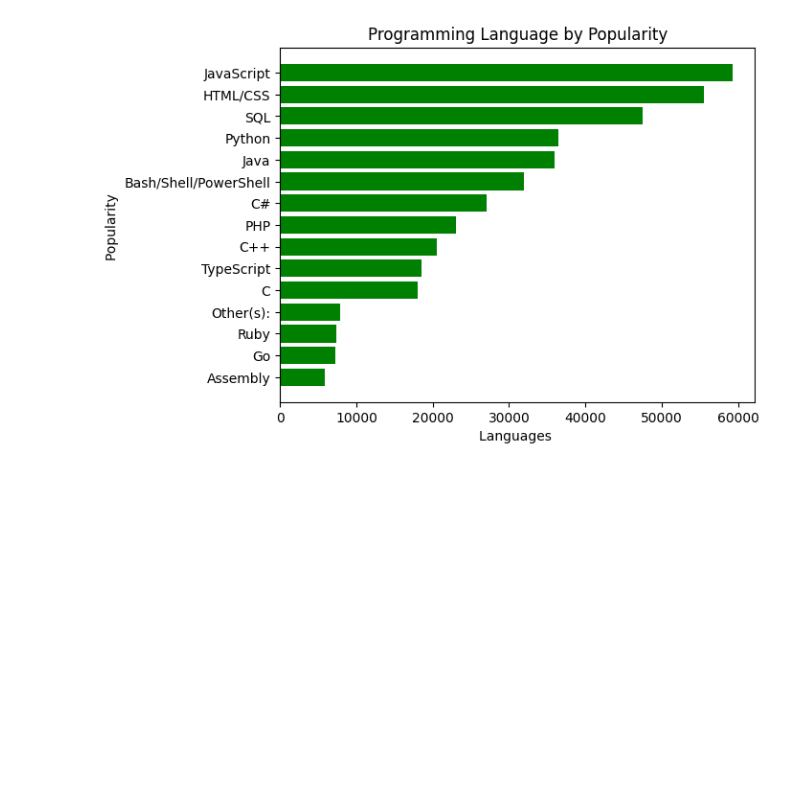
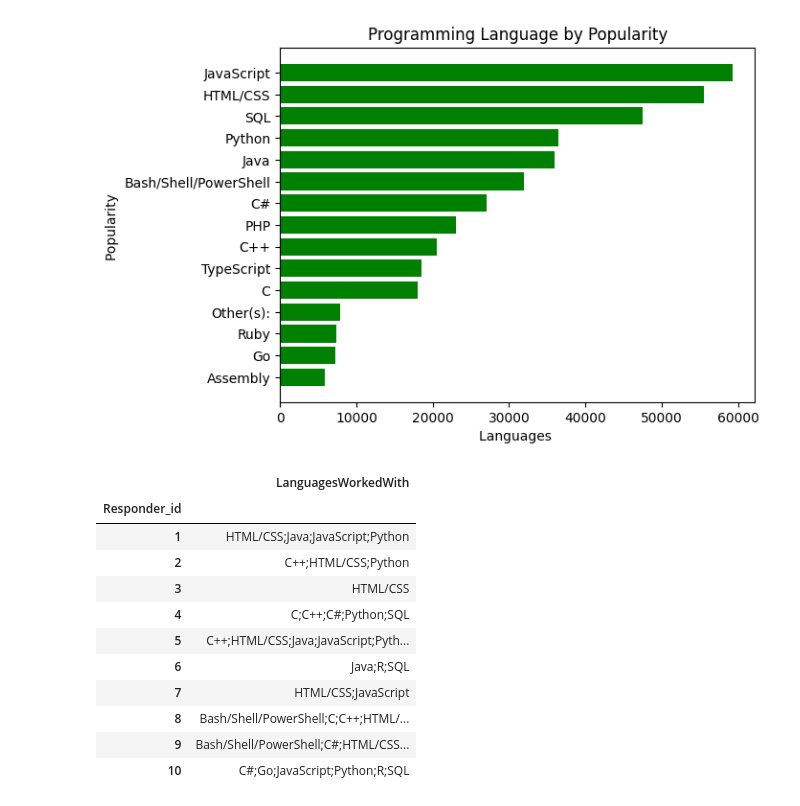
Before and after one commit to sangaryousmane/road_to_datascience, a Jupyter notebook: python-basics/ds-from-scratch/work_from_files/get_csvs.ipynb, the cells around one changed output. Saved outputs shown, nothing was run; the diff lists cells and outputs as text; code cells hidden in the pictures; blank space fills up the shorter version.

```diff
--- a/python-basics/ds-from-scratch/work_from_files/get_csvs.ipynb
+++ b/python-basics/ds-from-scratch/work_from_files/get_csvs.ipynb
@@ -47,3 +47,18 @@ plt.xlabel("Languages ")
 # %% [output]
 Text(0.5, 0, 'Languages ')
 [figure]
+# %%
+data.head(10)
+# %% [output]
+|  | LanguagesWorkedWith |
+| Responder_id |  |
+| 1 | HTML/CSS;Java;JavaScript;Python |
+| 2 | C++;HTML/CSS;Python |
+| 3 | HTML/CSS |
+| 4 | C;C++;C#;Python;SQL |
+| 5 | C++;HTML/CSS;Java;JavaScript;Pyth... |
+| 6 | Java;R;SQL |
+| 7 | HTML/CSS;JavaScript |
+| 8 | Bash/Shell/PowerShell;C;C++;HTML/... |
+| 9 | Bash/Shell/PowerShell;C#;HTML/CSS... |
+| 10 | C#;Go;JavaScript;Python;R;SQL |
```
Also changed, not shown: 1 other file.
